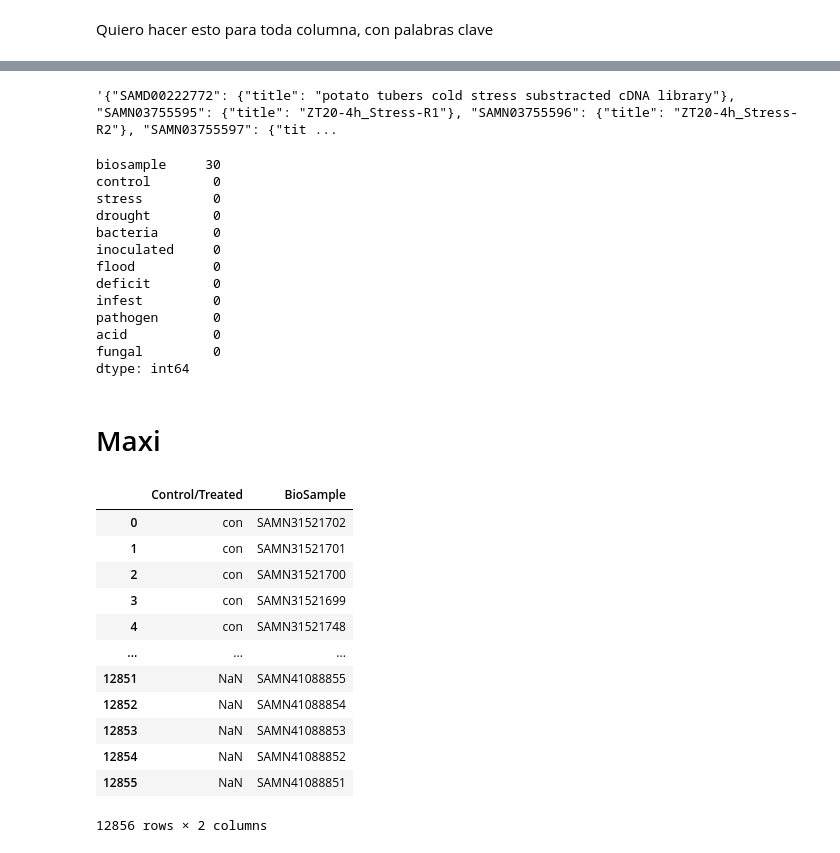
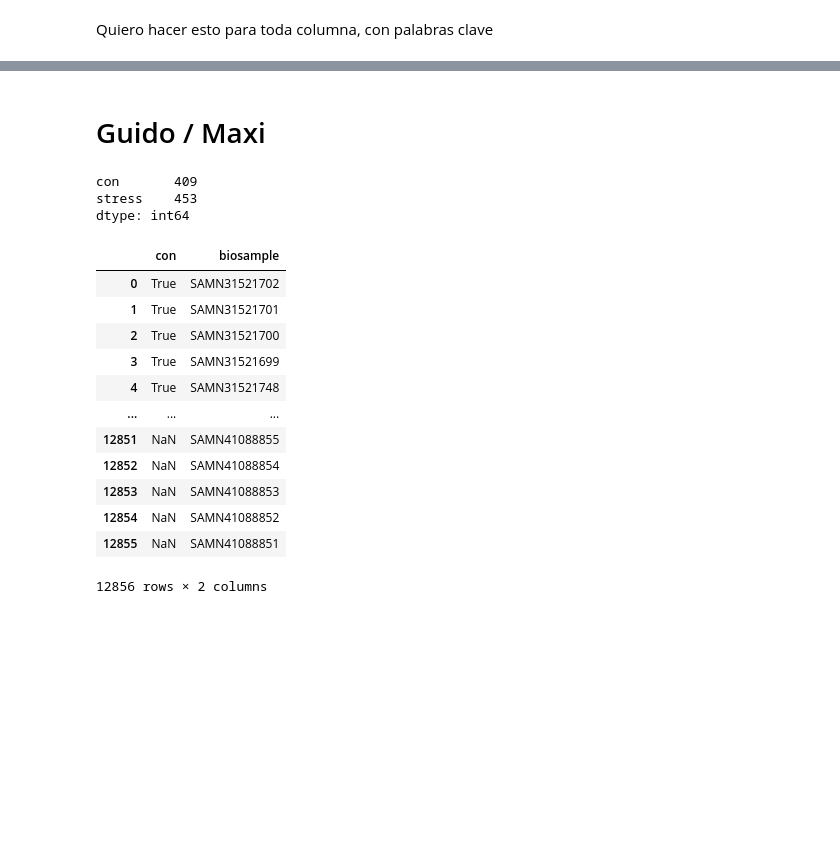
Before and after one commit to freire-guido/soy-biomarkers, a Jupyter notebook: accession/sample_stress.ipynb, the cells around one changed output, grey strips where cells are left out. Saved outputs shown, nothing was run; the diff lists cells and outputs as text; code cells hidden in the pictures; blank space fills up the shorter version.

```diff
--- a/accession/sample_stress.ipynb
+++ b/accession/sample_stress.ipynb
@@ -134,39 +113,12 @@ for i in stresses[stresses_len[kw] != 0].index:
-# %%
-json.dumps(indicators)
-# %% [output]
-'{"SAMD00222772": {"title": "potato tubers cold stress substracted cDNA library"}, "SAMN03755595": {"title": "ZT20-4h_Stress-R1"}, "SAMN03755596": {"title": "ZT20-4h_Stress-R2"}, "SAMN03755597": {"tit ...
-# %%
-stresses_len.iloc[joined[joined['bioproject'] == 'PRJNA197379'].index].where(stresses_len==0).isna().sum()
-# %% [output]
-biosample     30
-control        0
-stress         0
-drought        0
-bacteria       0
-inoculated     0
-flood          0
-deficit        0
-infest         0
-pathogen       0
-acid           0
-fungal         0
-dtype: int64
 # %% [markdown]
-# Maxi
+# Guido / Maxi
-# %%
-stress_maxi = pd.read_csv('stress_control_maxi.csv')
-stress_maxi
-# %% [output]
-|  | Control/Treated | BioSample |
-| 0 | con | SAMN31521702 |
-| 1 | con | SAMN31521701 |
-| 2 | con | SAMN31521700 |
-| 3 | con | SAMN31521699 |
-| 4 | con | SAMN31521748 |
-| ... | ... | ... |
-| 12851 | NaN | SAMN41088855 |
-| 12852 | NaN | SAMN41088854 |
-| 12853 | NaN | SAMN41088853 |
-| 12854 | NaN | SAMN41088852 |
-| 12855 | NaN | SAMN41088851 |
-12856 rows × 2 columns
+# %%
+stress_guido = pd.DataFrame({
+    'con': (stresses_len['control'] != 0) & (stresses_len['stress'] == 0),
+    'stress': (stresses_len['stress'] != 0) & (stresses_len['control'] == 0)
+}, index=stresses_len.index)
+stress_guido.sum()
+# %% [output]
+con       409
+stress    453
+dtype: int64
@@ -172,0 +131,17 @@ stress_maxi
+# %%
+stress_maxi.columns = ['con', 'biosample']
+stress_maxi
+# %% [output]
+|  | con | biosample |
+| 0 | True | SAMN31521702 |
+| 1 | True | SAMN31521701 |
+| 2 | True | SAMN31521700 |
+| 3 | True | SAMN31521699 |
+| 4 | True | SAMN31521748 |
+| ... | ... | ... |
+| 12851 | NaN | SAMN41088855 |
+| 12852 | NaN | SAMN41088854 |
+| 12853 | NaN | SAMN41088853 |
+| 12854 | NaN | SAMN41088852 |
+| 12855 | NaN | SAMN41088851 |
+12856 rows × 2 columns
```
Also changed, not shown: parts of 12 cells of this notebook, 7 other files.
